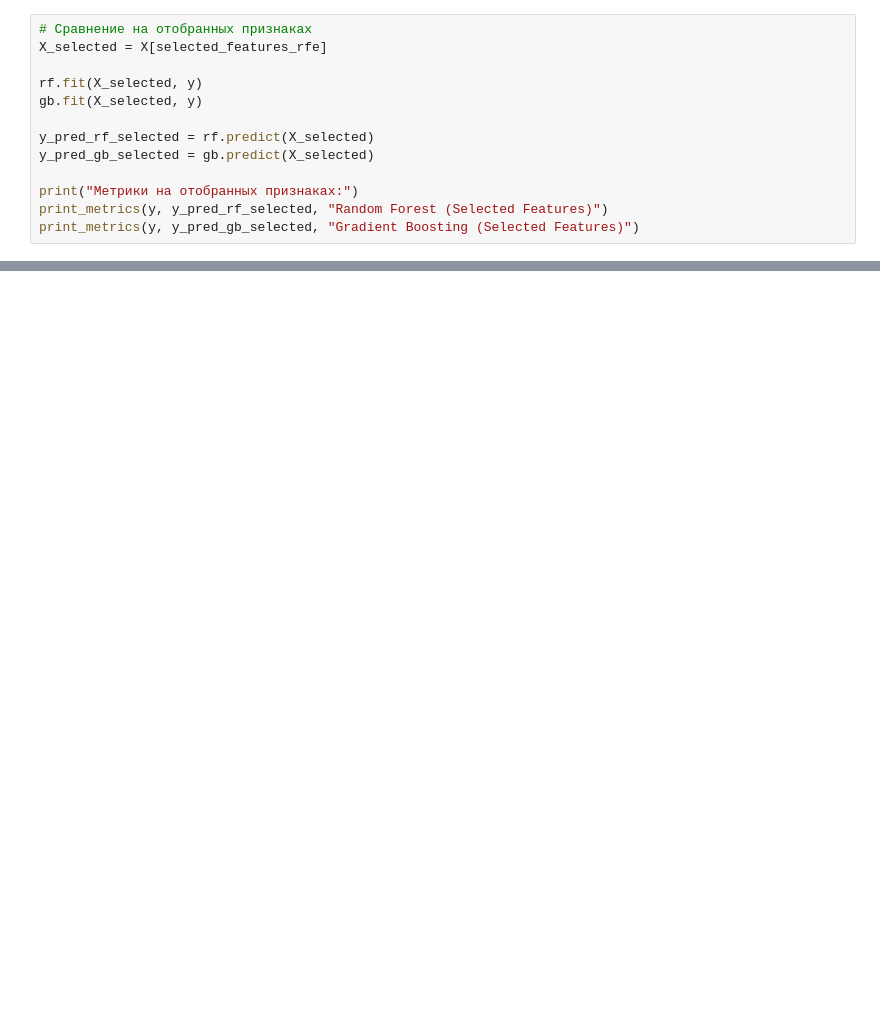
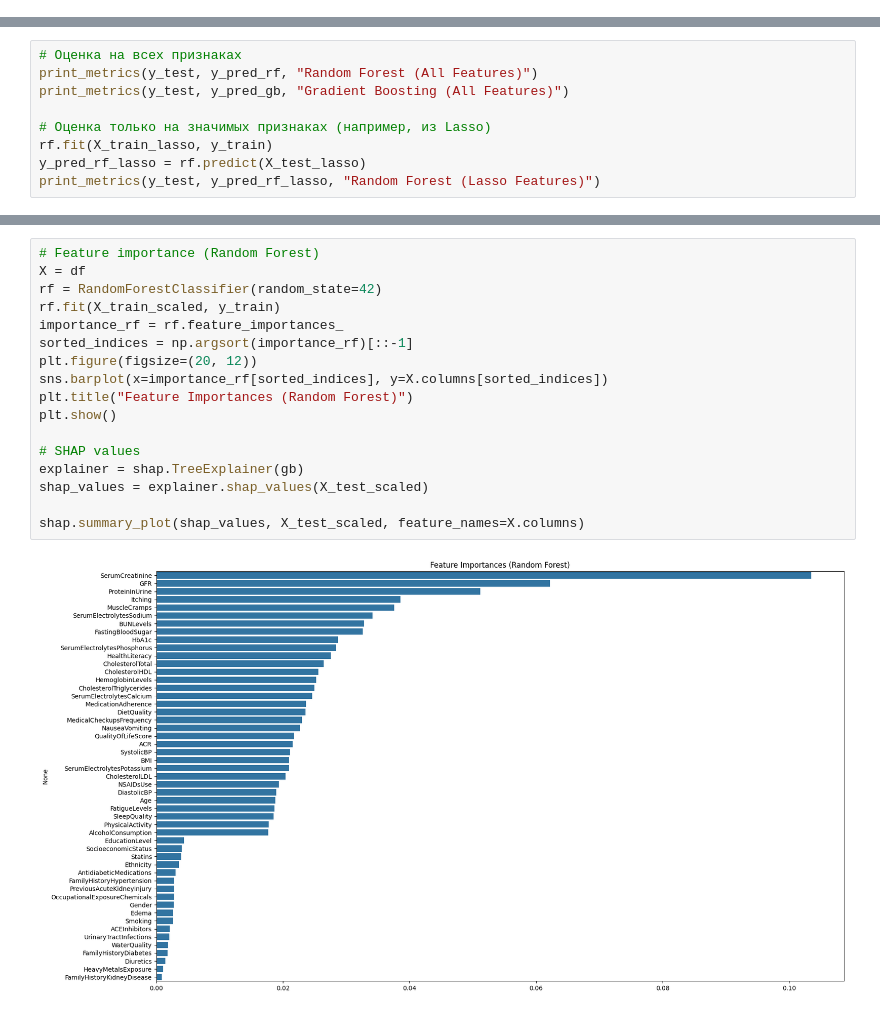
Before and after one commit to berberberk/timl-fs-2024, a Jupyter notebook: TIML7_Dimensionality_Reduction.ipynb, the cells around one changed output, grey strips where cells are left out. Drawn from its saved outputs; the diff is of its cells as text; blank space fills up the shorter version.

```diff
--- a/TIML7_Dimensionality_Reduction.ipynb
+++ b/TIML7_Dimensionality_Reduction.ipynb
@@ -119,13 +323,0 @@ shap.summary_plot(shap_values, X)
-# %%
-# Сравнение на отобранных признаках
-X_selected = X[selected_features_rfe]
-
-rf.fit(X_selected, y)
-gb.fit(X_selected, y)
-
-y_pred_rf_selected = rf.predict(X_selected)
-y_pred_gb_selected = gb.predict(X_selected)
-
-print("Метрики на отобранных признаках:")
-print_metrics(y, y_pred_rf_selected, "Random Forest (Selected Features)")
-print_metrics(y, y_pred_gb_selected, "Gradient Boosting (Selected Features)")
@@ -166,0 +324,9 @@ plt.show()
+# %%
+# Оценка на всех признаках
+print_metrics(y_test, y_pred_rf, "Random Forest (All Features)")
+print_metrics(y_test, y_pred_gb, "Gradient Boosting (All Features)")
+
+# Оценка только на значимых признаках (например, из Lasso)
+rf.fit(X_train_lasso, y_train)
+y_pred_rf_lasso = rf.predict(X_test_lasso)
+print_metrics(y_test, y_pred_rf_lasso, "Random Forest (Lasso Features)")
@@ -166,0 +345,19 @@ plt.show()
+# %%
+# Feature importance (Random Forest)
+X = df
+rf = RandomForestClassifier(random_state=42)
+rf.fit(X_train_scaled, y_train)
+importance_rf = rf.feature_importances_
+sorted_indices = np.argsort(importance_rf)[::-1]
+plt.figure(figsize=(20, 12))
+sns.barplot(x=importance_rf[sorted_indices], y=X.columns[sorted_indices])
+plt.title("Feature Importances (Random Forest)")
+plt.show()
+
+# SHAP values
+explainer = shap.TreeExplainer(gb)
+shap_values = explainer.shap_values(X_test_scaled)
+
+shap.summary_plot(shap_values, X_test_scaled, feature_names=X.columns)
+# %% [output]
+[figure, added]
```
Also changed, not shown: parts of 35 cells of this notebook.
